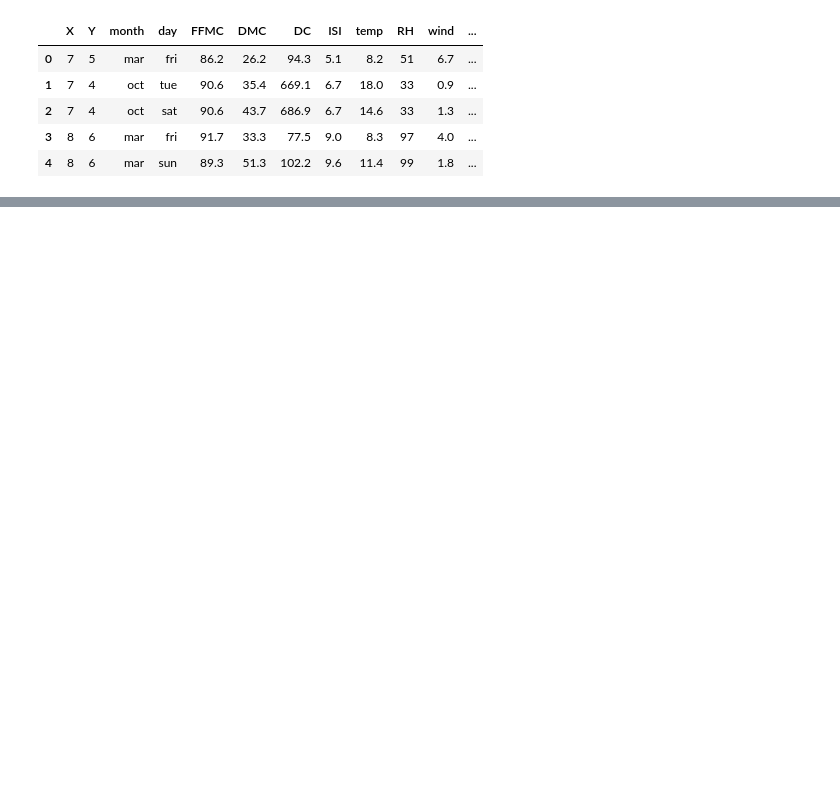
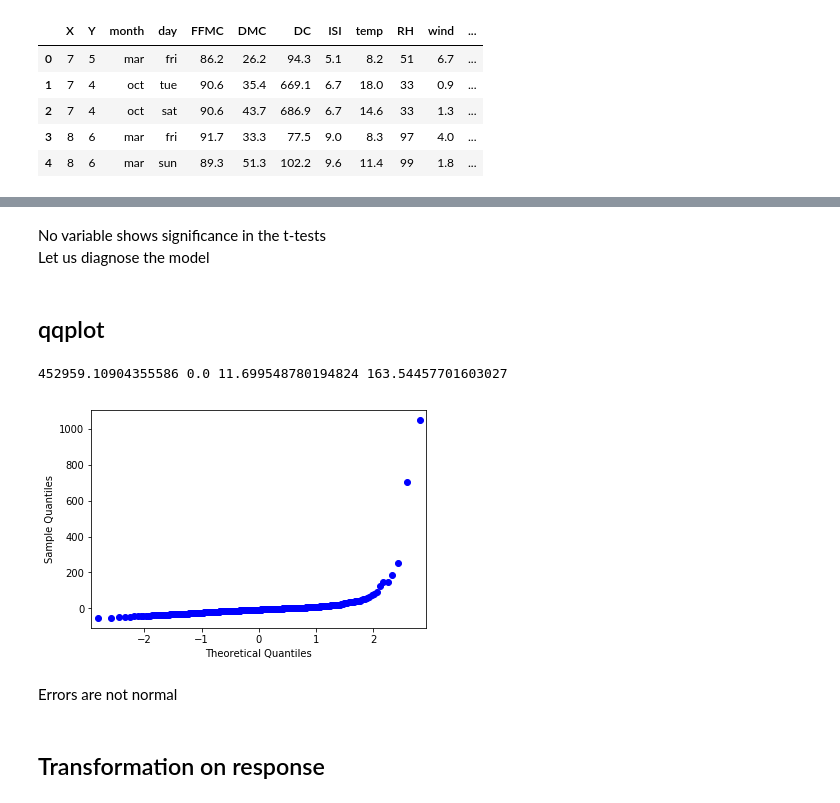
Before and after one commit to nithish08/forestfires, a Jupyter notebook: src/NB_Exploration.ipynb, the cells around one changed output, grey strips where cells are left out. Saved outputs shown, nothing was run; the diff lists cells and outputs as text; code cells hidden in the pictures; blank space fills up the shorter version.

```diff
--- a/src/NB_Exploration.ipynb
+++ b/src/NB_Exploration.ipynb
@@ -185,0 +202,2 @@ df.head()
+# %%
+df.drop('month',axis=1,inplace=True)
@@ -185,0 +225,2 @@ df.head()
+# %%
+train_df , test_df = train_test_split(df , test_size=0.2) # 20% of the data as the test data
@@ -185,0 +234,2 @@ df.head()
+# %%
+reg = smf.ols('area ~ X + Y + day + FFMC + DMC + DC + ISI + temp + RH + wind + rain + season',data = train_df).fit()
@@ -185,0 +256,20 @@ df.head()
+# %% [markdown]
+No variable shows significance in the t-tests <br>
+Let us diagnose the model <br>
+# %% [markdown]
+## qqplot
+# %%
+#2. check residual
+#2.1 Normality
+JB, JBpv,skw,kurt = sm.stats.stattools.jarque_bera(reg.resid)
+# %%
+print(JB,JBpv,skw,kurt)
+# p-value is not good
+sm.qqplot(reg.resid).show()
+# %% [output]
+452959.10904355586 0.0 11.699548780194824 163.54457701603027
+[figure, added]
+# %% [markdown]
+Errors are not normal
+# %% [markdown]
+## Transformation on response
```
Also changed, not shown: parts of 30 cells of this notebook, 1 other file.
